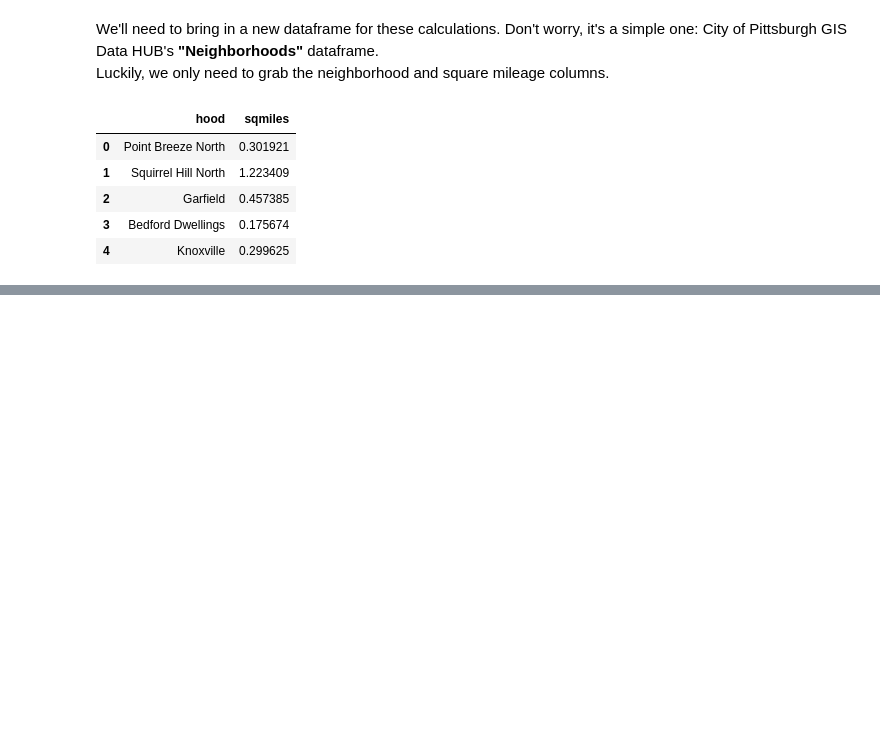
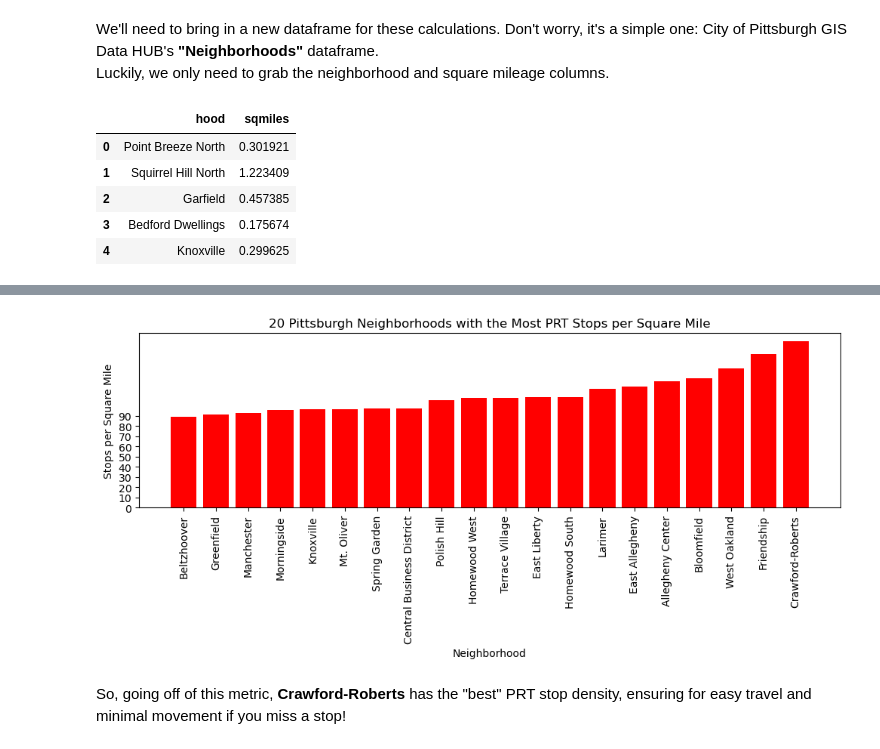
Before and after one commit to cemeteryuki/Final-Project, a Jupyter notebook: PRT Bus Stops Submetric/Lyakovlev Submetric.ipynb, the cells around one changed output, grey strips where cells are left out. Saved outputs shown, nothing was run; the diff lists cells and outputs as text; code cells hidden in the pictures; blank space fills up the shorter version.

```diff
--- a/PRT Bus Stops Submetric/Lyakovlev Submetric.ipynb
+++ b/PRT Bus Stops Submetric/Lyakovlev Submetric.ipynb
@@ -119,0 +122,28 @@ areas.head()
+# %%
+ratios = {}
+# Bring each neighborhood into the dictionary from the dataframe
+# I would reuse the bus stops dictionary above but I think it's more understandable to make a new one
+for index, row in bus_stops.iterrows():
+    neighborhood = row["hood"]
+
+    if neighborhood not in ratios:
+        ratios[neighborhood] = 1
+    else:
+        ratios[neighborhood] += 1
+
+# Get each ratio
+# Conveniently, each row/neighborhood only appears once in the areas dataframe, so we don't need to worry about accidentally dividing twice
+for index, row in areas.iterrows():
+    # Make sure to check each value in dictionary
+    for neighborhood in ratios:
+        # If they match, divide the stop count by square mileage to find stops per sq. mile
+        if neighborhood == row["hood"]:
+            ratios[neighborhood] = ratios[neighborhood]/row["sqmiles"]
+
+# Before printing the dictionary, sort in ascending order (copied code from above)
+# Only return the last 20
+ratios = dict(sorted(ratios.items(), key=lambda item: item[1])[-20:])
+
+# We will also round to the nearest whole bus stop for ease of understanding
+for ratio in ratios:
+    print(ratio, ":", round(ratios[ratio]), "stops per square mile")
@@ -119,0 +175,20 @@ areas.head()
+# %%
+# Copy plotting code from above
+neighborhoods = list(ratios.keys())[-20:]
+ratio = list(ratios.values())[-20:]
+
+plt.figure(figsize=(12, 3))
+plt.bar(neighborhoods, ratio, color = "red")
+plt.title("20 Pittsburgh Neighborhoods with the Most PRT Stops per Square Mile")
+plt.xlabel("Neighborhood")
+plt.ylabel("Stops per Square Mile")
+
+# Use numpy just to help with formatting
+plt.xticks(rotation=90)
+plt.yticks(np.arange(0, 100, 10))
+
+plt.show()
+# %% [output]
+[figure, added]
+# %% [markdown]
+So, going off of this metric, <b> Crawford-Roberts </b> has the "best" PRT stop density, ensuring for easy travel and minimal movement if you miss a stop!
```
Also changed, not shown: parts of 6 cells of this notebook, 1 other file.
